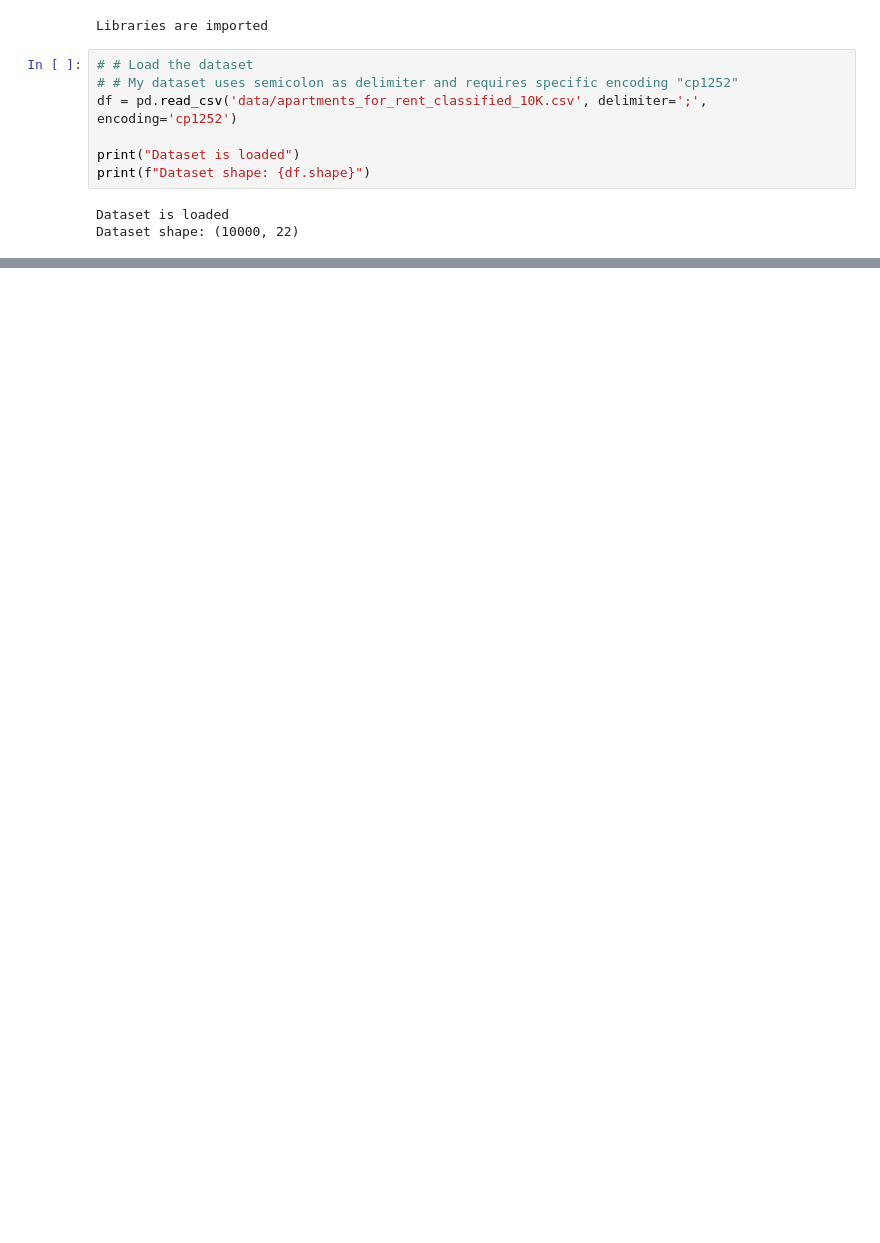
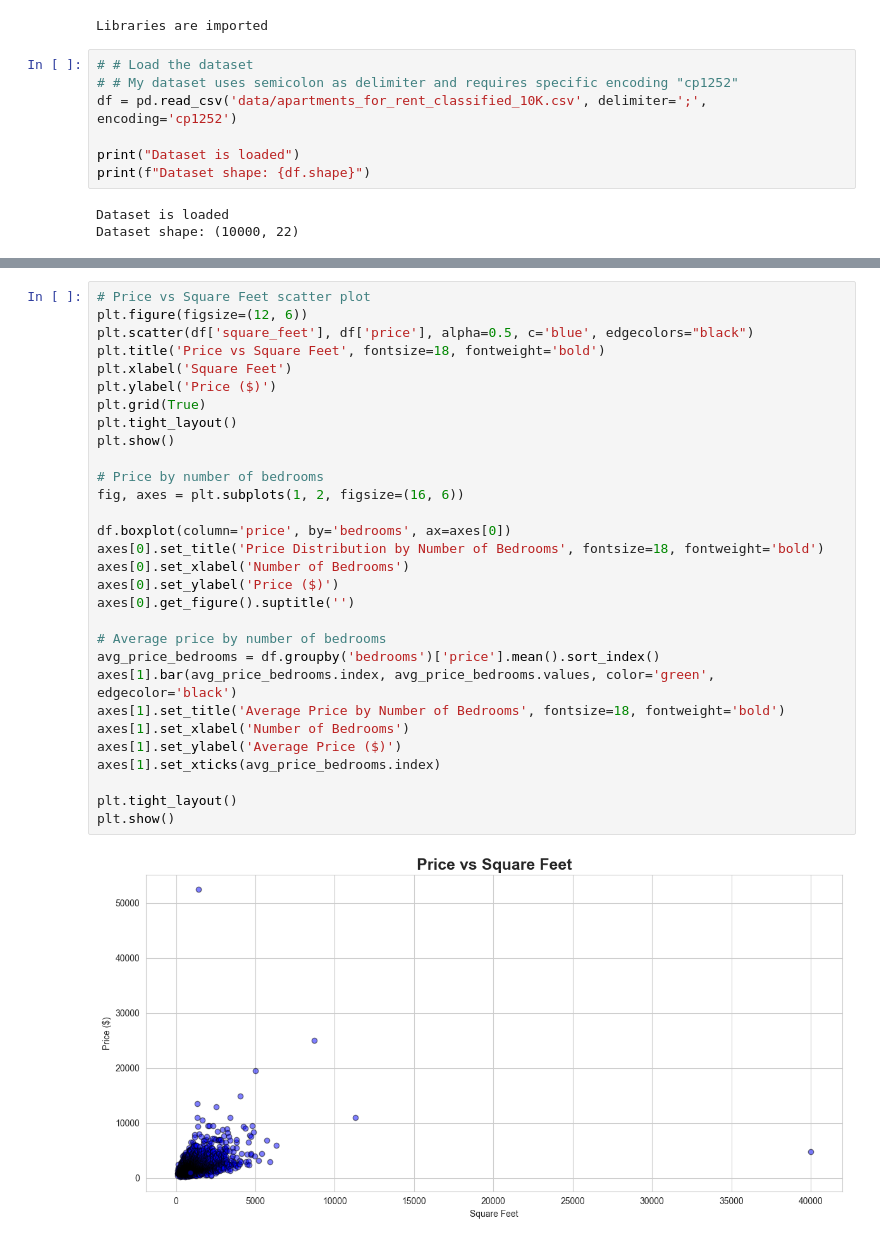
Before and after one commit to 00019257/MLDA.CW1.19257, a Jupyter notebook: apartment_price_prediction.ipynb, the cells around one changed output, grey strips where cells are left out. Drawn from its saved outputs; the diff is of its cells as text; blank space fills up the shorter version.

```diff
--- a/apartment_price_prediction.ipynb
+++ b/apartment_price_prediction.ipynb
@@ -36,0 +146,32 @@ First 5 rows of the dataset:
+# %%
+# Price vs Square Feet scatter plot
+plt.figure(figsize=(12, 6))
+plt.scatter(df['square_feet'], df['price'], alpha=0.5, c='blue', edgecolors="black")
+plt.title('Price vs Square Feet', fontsize=18, fontweight='bold')
+plt.xlabel('Square Feet')
+plt.ylabel('Price ($)')
+plt.grid(True)
+plt.tight_layout()
+plt.show()
+
+# Price by number of bedrooms
+fig, axes = plt.subplots(1, 2, figsize=(16, 6))
+
+df.boxplot(column='price', by='bedrooms', ax=axes[0])
+axes[0].set_title('Price Distribution by Number of Bedrooms', fontsize=18, fontweight='bold')
+axes[0].set_xlabel('Number of Bedrooms')
+axes[0].set_ylabel('Price ($)')
+axes[0].get_figure().suptitle('')
+
+# Average price by number of bedrooms
+avg_price_bedrooms = df.groupby('bedrooms')['price'].mean().sort_index()
+axes[1].bar(avg_price_bedrooms.index, avg_price_bedrooms.values, color='green', edgecolor='black')
+axes[1].set_title('Average Price by Number of Bedrooms', fontsize=18, fontweight='bold')
+axes[1].set_xlabel('Number of Bedrooms')
+axes[1].set_ylabel('Average Price ($)')
+axes[1].set_xticks(avg_price_bedrooms.index)
+
+plt.tight_layout()
+plt.show()
+# %% [output]
+[figure, added]
```
Also changed, not shown: parts of 9 cells of this notebook.
